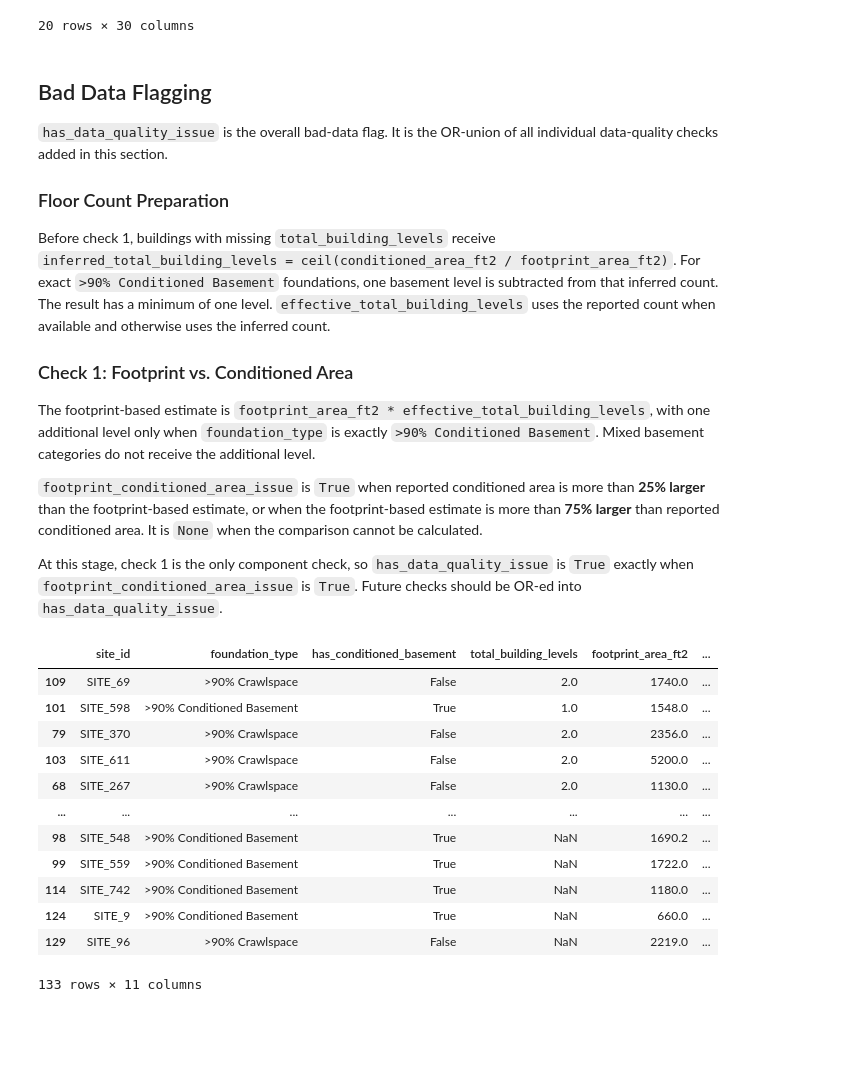
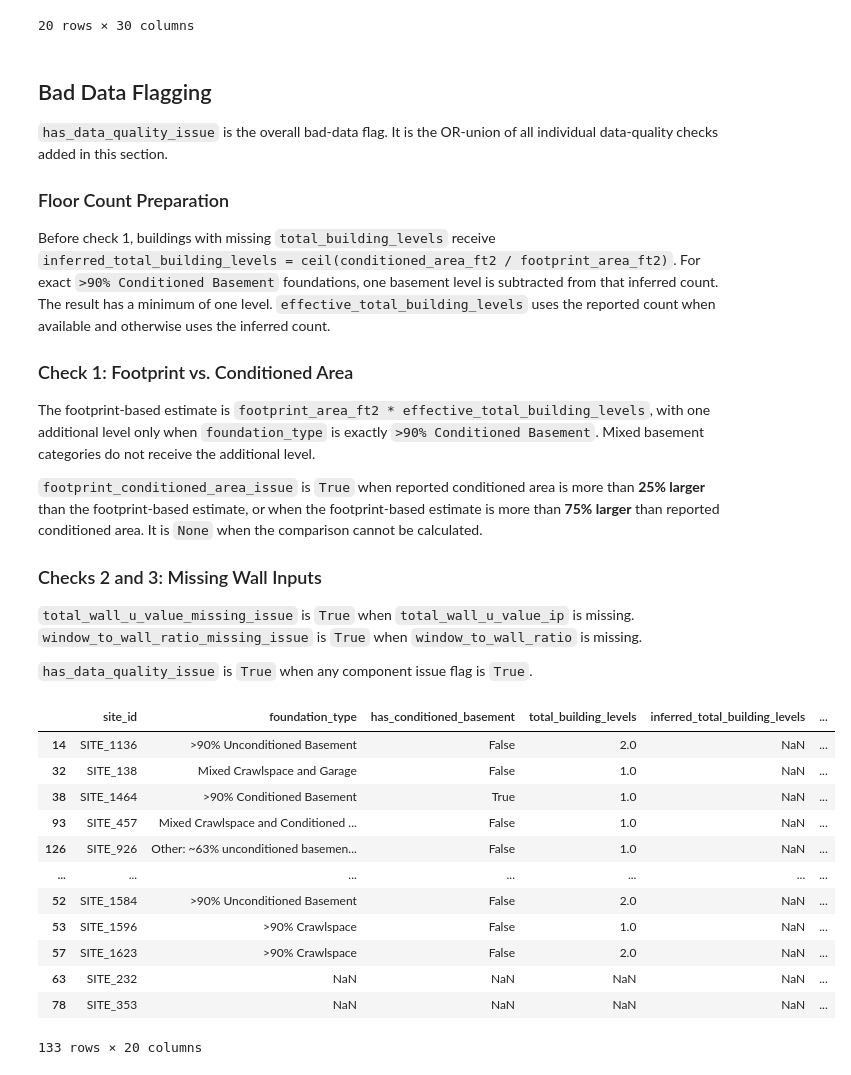
Before and after one commit to AmberJiayuSu/OBGeneration, a Jupyter notebook: validation/notebooks/detailed_site_info.ipynb, the cells around one changed output. Cells and saved outputs as stored; diff of their text form; code cells hidden in the pictures; blank space fills up the shorter version.

```diff
--- a/validation/notebooks/detailed_site_info.ipynb
+++ b/validation/notebooks/detailed_site_info.ipynb
@@ -323,7 +343,11 @@ The footprint-based estimate is `footprint_area_ft2 * effective_total_building_l
 
 `footprint_conditioned_area_issue` is `True` when reported conditioned area is more than **25% larger** than the footprint-based estimate, or when the footprint-based estimate is more than **75% larger** than reported conditioned area. It is `None` when the comparison cannot be calculated.
 
-At this stage, check 1 is the only component check, so `has_data_quality_issue` is `True` exactly when `footprint_conditioned_area_issue` is `True`. Future checks should be OR-ed into `has_data_quality_issue`.
+### Checks 2 and 3: Missing Wall Inputs
+
+`total_wall_u_value_missing_issue` is `True` when `total_wall_u_value_ip` is missing. `window_to_wall_ratio_missing_issue` is `True` when `window_to_wall_ratio` is missing.
+
+`has_data_quality_issue` is `True` when any component issue flag is `True`.
 # %%
 # These thresholds match the persistent footprint_conditioned_area_issue field.
 # Positive means reported conditioned area is larger than the footprint-based estimate.
@@ -345,50 +369,66 @@ area_check_columns = [
     "conditioned_area_absolute_difference_ft2",
     "conditioned_area_difference_pct",
     "footprint_conditioned_area_issue",
+    "total_wall_u_value_ip",
+    "total_wall_u_value_missing_issue",
+    "window_to_wall_ratio",
+    "window_to_wall_ratio_missing_issue",
     "has_data_quality_issue",
 ]
 
 area_difference_review = model_input_df[area_check_columns].copy()
-numeric_area_columns = area_check_columns[3:-2]
+numeric_area_columns = [
+    "total_building_levels",
+    "inferred_total_building_levels",
+    "effective_total_building_levels",
+    "footprint_area_ft2",
+    "footprint_based_conditioned_area_ft2",
+    "conditioned_area_ft2",
+    "conditioned_area_difference_ft2",
+    "conditioned_area_absolute_difference_ft2",
+    "conditioned_area_difference_pct",
+    "total_wall_u_value_ip",
+    "window_to_wall_ratio",
+]
 area_difference_review[numeric_area_columns] = area_difference_review[
     numeric_area_columns
 ].apply(pd.to_numeric, errors="coerce")
 
 signed_difference_pct = (
     area_difference_review["conditioned_area_difference_ft2"]
     / area_difference_review["conditioned_area_ft2"]
     * 100
 )
 area_difference_review["conditioned_area_signed_difference_pct"] = signed_difference_pct
 area_difference_review["calculated_footprint_conditioned_area_issue"] = pd.NA
 calculable_area_difference = signed_difference_pct.notna()
 area_difference_review.loc[
     calculable_area_difference,
     "calculated_footprint_conditioned_area_issue",
 ] = (
     signed_difference_pct[calculable_area_difference].gt(positive_difference_threshold_pct)
     | signed_difference_pct[calculable_area_difference].lt(-negative_difference_threshold_pct)
 )
 
 area_difference_review.sort_values(
     "conditioned_area_signed_difference_pct",
     ascending=False,
     na_position="last",
 )
 # %% [output]
-|  | site_id | foundation_type | has_conditioned_basement | total_building_levels | footprint_area_ft2 | ... |
-| 109 | SITE_69 | >90% Crawlspace | False | 2.0 | 1740.0 | ... |
-| 101 | SITE_598 | >90% Conditioned Basement | True | 1.0 | 1548.0 | ... |
-| 79 | SITE_370 | >90% Crawlspace | False | 2.0 | 2356.0 | ... |
-| 103 | SITE_611 | >90% Crawlspace | False | 2.0 | 5200.0 | ... |
-| 68 | SITE_267 | >90% Crawlspace | False | 2.0 | 1130.0 | ... |
+|  | site_id | foundation_type | has_conditioned_basement | total_building_levels | inferred_total_building_levels | ... |
+| 14 | SITE_1136 | >90% Unconditioned Basement | False | 2.0 | NaN | ... |
+| 32 | SITE_138 | Mixed Crawlspace and Garage | False | 1.0 | NaN | ... |
+| 38 | SITE_1464 | >90% Conditioned Basement | True | 1.0 | NaN | ... |
+| 93 | SITE_457 | Mixed Crawlspace and Conditioned ... | False | 1.0 | NaN | ... |
+| 126 | SITE_926 | Other: ~63% unconditioned basemen... | False | 1.0 | NaN | ... |
 | ... | ... | ... | ... | ... | ... | ... |
-| 98 | SITE_548 | >90% Conditioned Basement | True | NaN | 1690.2 | ... |
-| 99 | SITE_559 | >90% Conditioned Basement | True | NaN | 1722.0 | ... |
-| 114 | SITE_742 | >90% Conditioned Basement | True | NaN | 1180.0 | ... |
-| 124 | SITE_9 | >90% Conditioned Basement | True | NaN | 660.0 | ... |
-| 129 | SITE_96 | >90% Crawlspace | False | NaN | 2219.0 | ... |
+| 52 | SITE_1584 | >90% Unconditioned Basement | False | 2.0 | NaN | ... |
+| 53 | SITE_1596 | >90% Crawlspace | False | 1.0 | NaN | ... |
+| 57 | SITE_1623 | >90% Crawlspace | False | 2.0 | NaN | ... |
+| 63 | SITE_232 | NaN | NaN | NaN | NaN | ... |
+| 78 | SITE_353 | NaN | NaN | NaN | NaN | ... |
-133 rows × 11 columns
+133 rows × 20 columns
 # %%
 import matplotlib.pyplot as plt
 
```
Also changed, not shown: parts of 4 cells of this notebook, 9 other files.
